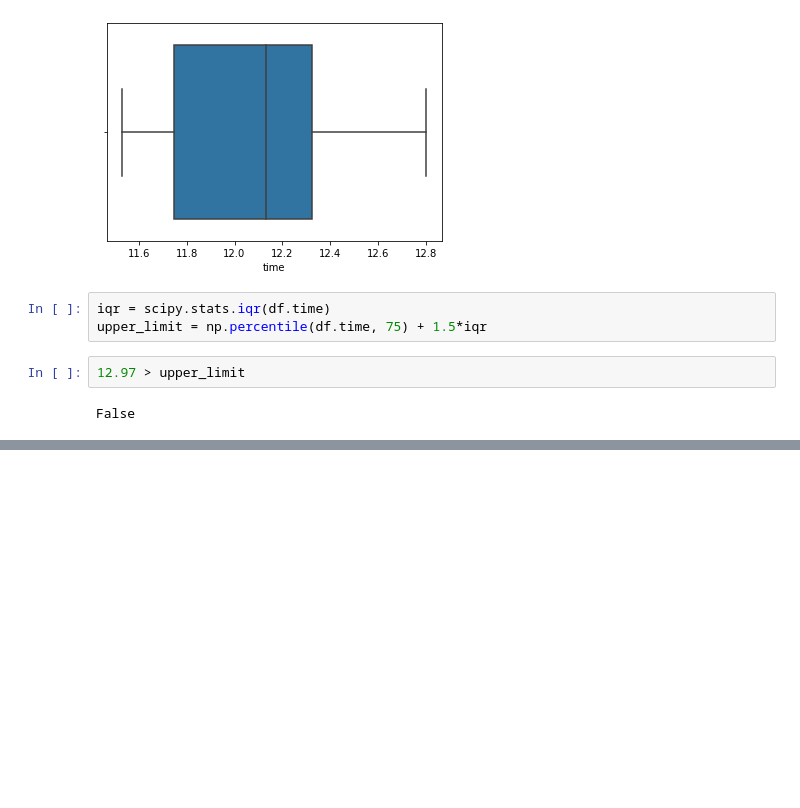
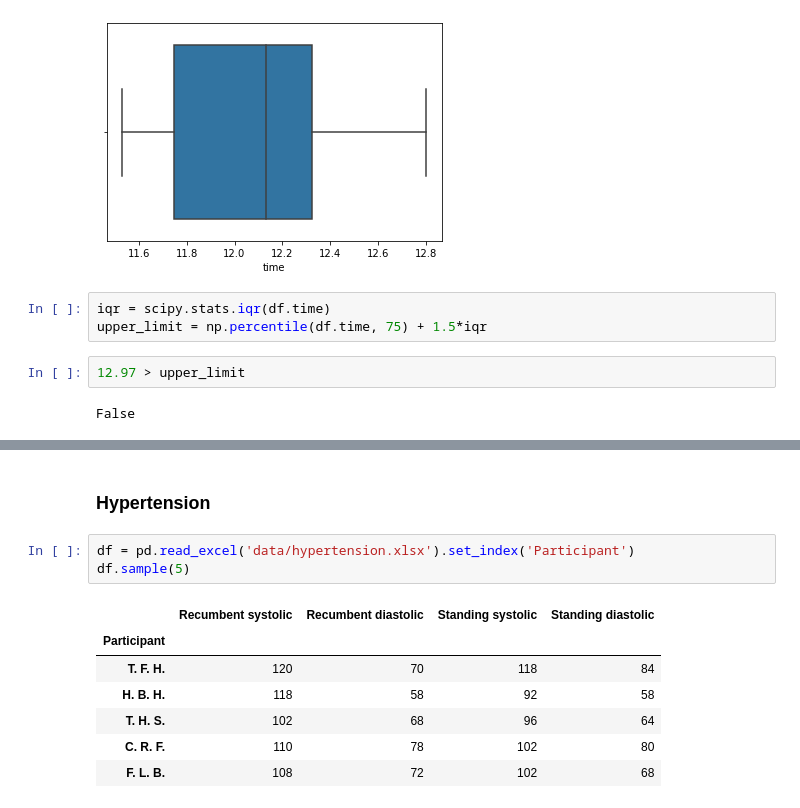
Before and after one commit to sendivogius/biostat, a Jupyter notebook: Chapter 2.ipynb, the cells around one changed output, grey strips where cells are left out. Cells and saved outputs as stored; diff of their text form; blank space fills up the shorter version.

```diff
--- a/Chapter 2.ipynb
+++ b/Chapter 2.ipynb
@@ -139,0 +194,13 @@ False
+# %% [markdown]
+### Hypertension
+# %%
+df = pd.read_excel('data/hypertension.xlsx').set_index('Participant')
+df.sample(5)
+# %% [output]
+|  | Recumbent systolic | Recumbent diastolic | Standing systolic | Standing diastolic |
+| Participant |  |  |  |  |
+| T. F. H. | 120 | 70 | 118 | 84 |
+| H. B. H. | 118 | 58 | 92 | 58 |
+| T. H. S. | 102 | 68 | 96 | 64 |
+| C. R. F. | 110 | 78 | 102 | 80 |
+| F. L. B. | 108 | 72 | 102 | 68 |
```
Also changed, not shown: parts of 26 cells of this notebook, 1 other file.
